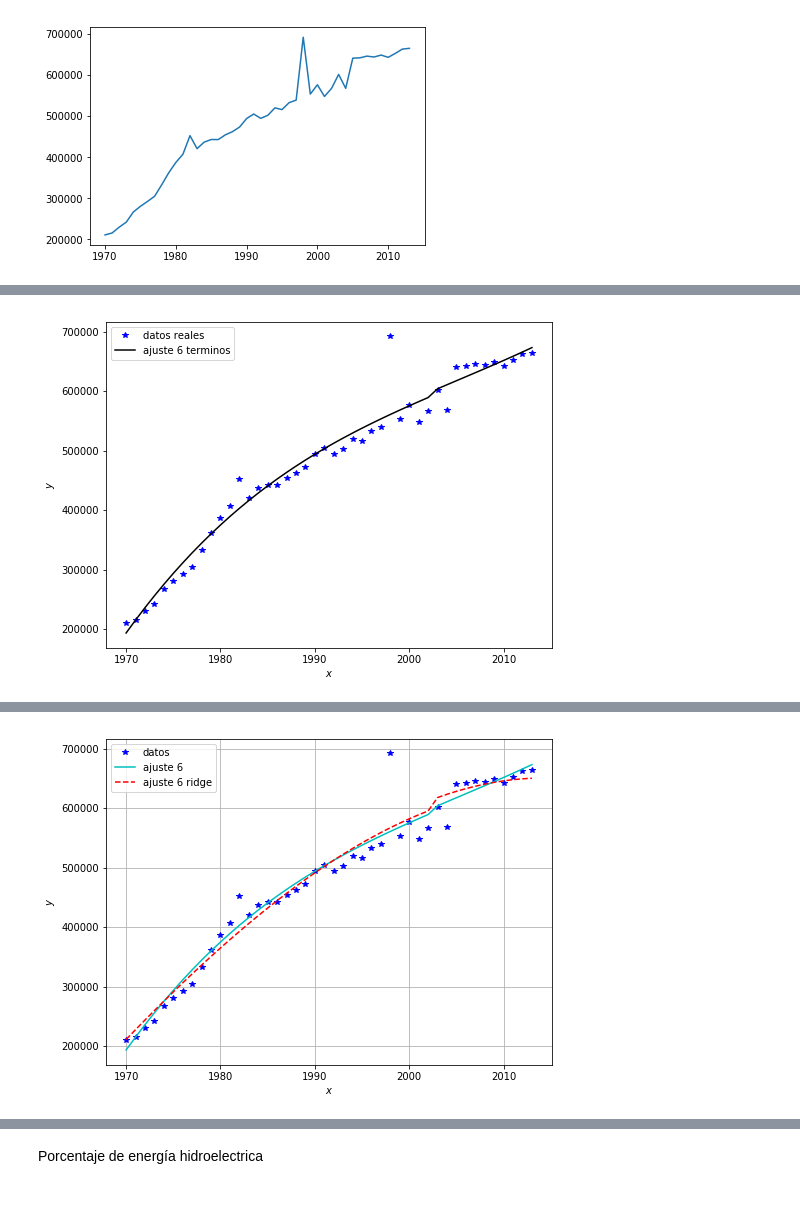
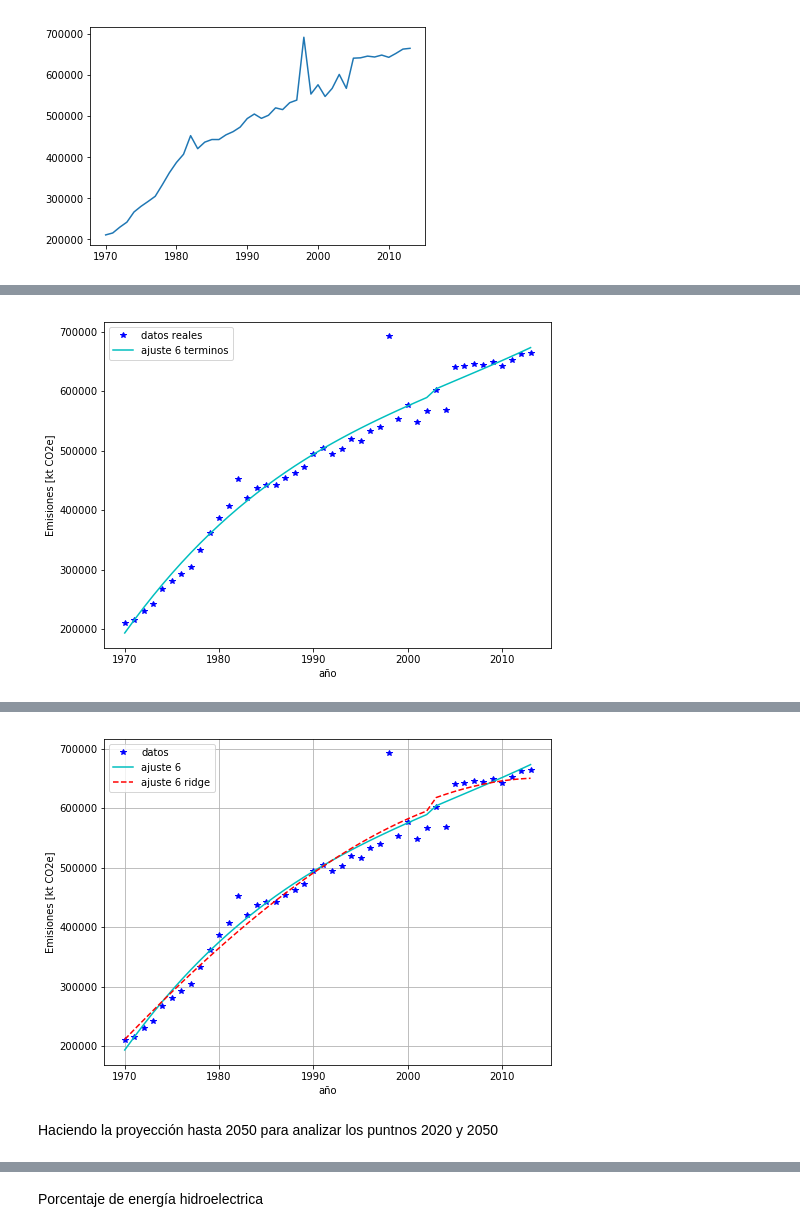
Before and after one commit to AndreaOrtizM/ProyectoModulo3_OrtizA_AcostaE_ChiquitoE, a Jupyter notebook: ProyectoModulo3_OrtizA_AcostaE_ChiquitoE.ipynb, the cells around one changed output, grey strips where cells are left out. Saved outputs shown, nothing was run; the diff lists cells and outputs as text; code cells hidden in the pictures; blank space fills up the shorter version.

```diff
--- a/ProyectoModulo3_OrtizA_AcostaE_ChiquitoE.ipynb
+++ b/ProyectoModulo3_OrtizA_AcostaE_ChiquitoE.ipynb
@@ -142,13 +143,14 @@ Solution:
 - number of solutions: 0
   number of solutions displayed: 0
 # %%
+#ajuste de la curva de datos
 plt.figure(figsize = (8,6))
 plt.plot(x, y, '*b', label = 'datos reales')
-plt.plot(x, yhat, '-k', label = 'ajuste %i terminos'%n)
+plt.plot(x, yhat, '-c', label = 'ajuste %i terminos'%n)
 plt.legend(loc = 'best')
-plt.xlabel('$x$')
-plt.ylabel('$y$')
+plt.xlabel('año')
+plt.ylabel('Emisiones [kt CO2e]')
 plt.show()
 # %% [output]
-[figure, old version]
+[figure, new version]
 # %%
@@ -178,12 +181,14 @@ plt.plot(x, y, '*b', label = 'datos')
 plt.plot(x, yhat, '-c', label = 'ajuste %i'%n)
 plt.plot(x, yhat20_ridge, '--r', label = 'ajuste %i ridge'%n)
 plt.legend(loc = 'best')
-plt.xlabel('$x$')
-plt.ylabel('$y$')
+plt.xlabel('año')
+plt.ylabel('Emisiones [kt CO2e]')
 plt.grid()
 plt.show()
 # %% [output]
-[figure, old version]
+[figure, new version]
+# %% [markdown]
+Haciendo la proyección hasta 2050  para analizar los puntnos 2020 y 2050
 # %%
 xf = np.arange(1970, 2051, dtype="int64")
 yf_ridge = np.array([xf**i for i in range(n+1)]).T.dot(beta20_ridge)
```
Also changed, not shown: parts of 12 cells of this notebook, 2 other files.
